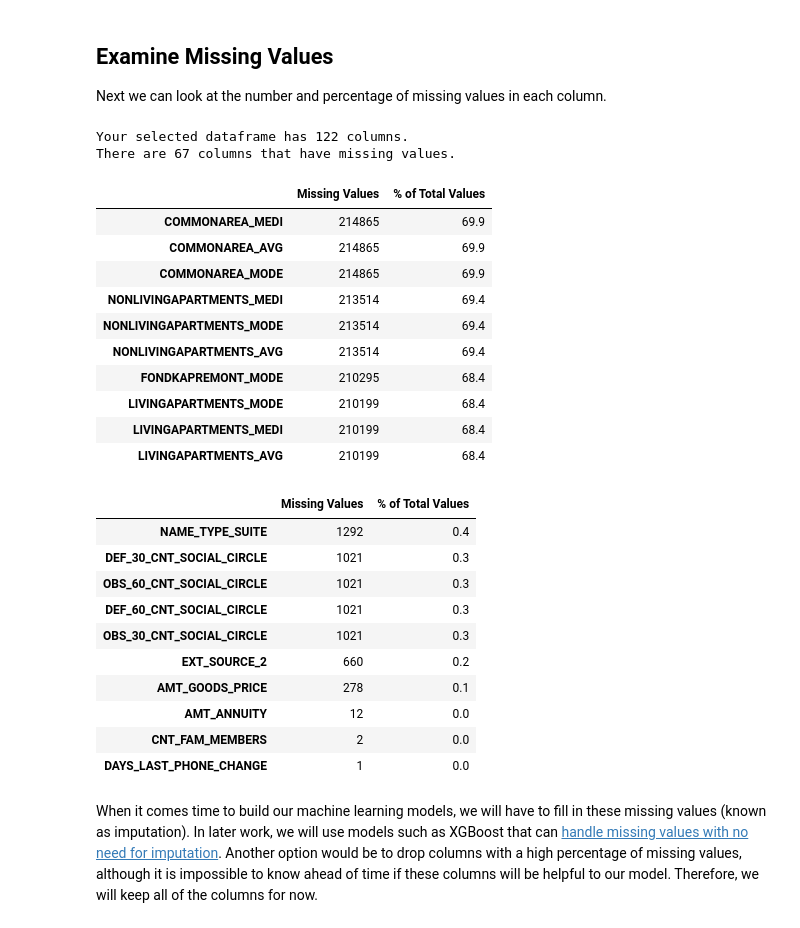
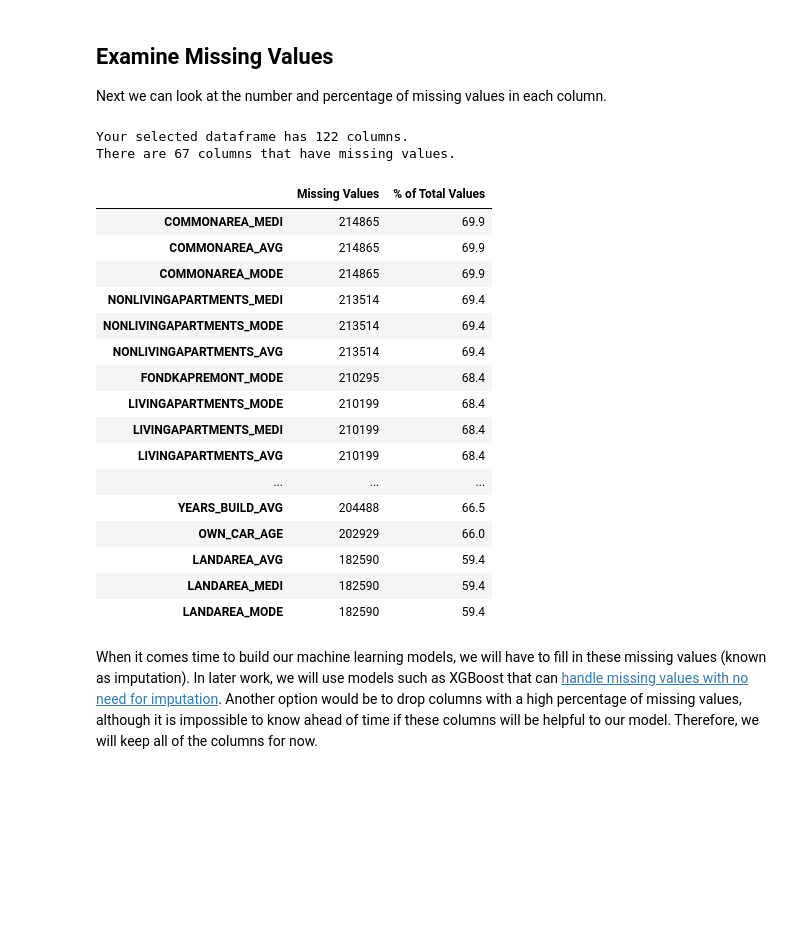
Before and after one commit to felix1801/OpenClassrooms-Projet-7-Modeling, a Jupyter notebook: notebooks/exploration.ipynb, the cells around one changed output. Cells and saved outputs as stored; diff of their text form; code cells hidden in the pictures; blank space fills up the shorter version.

```diff
--- a/notebooks/exploration.ipynb
+++ b/notebooks/exploration.ipynb
@@ -202,35 +181,27 @@ def missing_values_table(df):
 # %%
 # Missing values statistics
 missing_values = missing_values_table(app_train)
-missing_values.head(10)
+missing_values.head(20)
 # %% [output]
 Your selected dataframe has 122 columns.
 There are 67 columns that have missing values.
 |  | Missing Values | % of Total Values |
 | COMMONAREA_MEDI | 214865 | 69.9 |
 | COMMONAREA_AVG | 214865 | 69.9 |
 | COMMONAREA_MODE | 214865 | 69.9 |
 | NONLIVINGAPARTMENTS_MEDI | 213514 | 69.4 |
 | NONLIVINGAPARTMENTS_MODE | 213514 | 69.4 |
 | NONLIVINGAPARTMENTS_AVG | 213514 | 69.4 |
 | FONDKAPREMONT_MODE | 210295 | 68.4 |
 | LIVINGAPARTMENTS_MODE | 210199 | 68.4 |
 | LIVINGAPARTMENTS_MEDI | 210199 | 68.4 |
 | LIVINGAPARTMENTS_AVG | 210199 | 68.4 |
+| ... | ... | ... |
+| YEARS_BUILD_AVG | 204488 | 66.5 |
+| OWN_CAR_AGE | 202929 | 66.0 |
+| LANDAREA_AVG | 182590 | 59.4 |
+| LANDAREA_MEDI | 182590 | 59.4 |
+| LANDAREA_MODE | 182590 | 59.4 |
-# %%
-missing_values.tail(10)
-# %% [output]
-|  | Missing Values | % of Total Values |
-| NAME_TYPE_SUITE | 1292 | 0.4 |
-| DEF_30_CNT_SOCIAL_CIRCLE | 1021 | 0.3 |
-| OBS_60_CNT_SOCIAL_CIRCLE | 1021 | 0.3 |
-| DEF_60_CNT_SOCIAL_CIRCLE | 1021 | 0.3 |
-| OBS_30_CNT_SOCIAL_CIRCLE | 1021 | 0.3 |
-| EXT_SOURCE_2 | 660 | 0.2 |
-| AMT_GOODS_PRICE | 278 | 0.1 |
-| AMT_ANNUITY | 12 | 0.0 |
-| CNT_FAM_MEMBERS | 2 | 0.0 |
-| DAYS_LAST_PHONE_CHANGE | 1 | 0.0 |
 # %% [markdown]
 When it comes time to build our machine learning models, we will have to fill in these missing values (known as imputation). In later work, we will use models such as XGBoost that can [handle missing values with no need for imputation](https://stats.stackexchange.com/questions/235489/xgboost-can-handle-missing-data-in-the-forecasting-phase). Another option would be to drop columns with a high percentage of missing values, although it is impossible to know ahead of time if these columns will be helpful to our model. Therefore, we will keep all of the columns for now.
 # %% [markdown]
```
Also changed, not shown: parts of 11 cells of this notebook, 2 other files.
